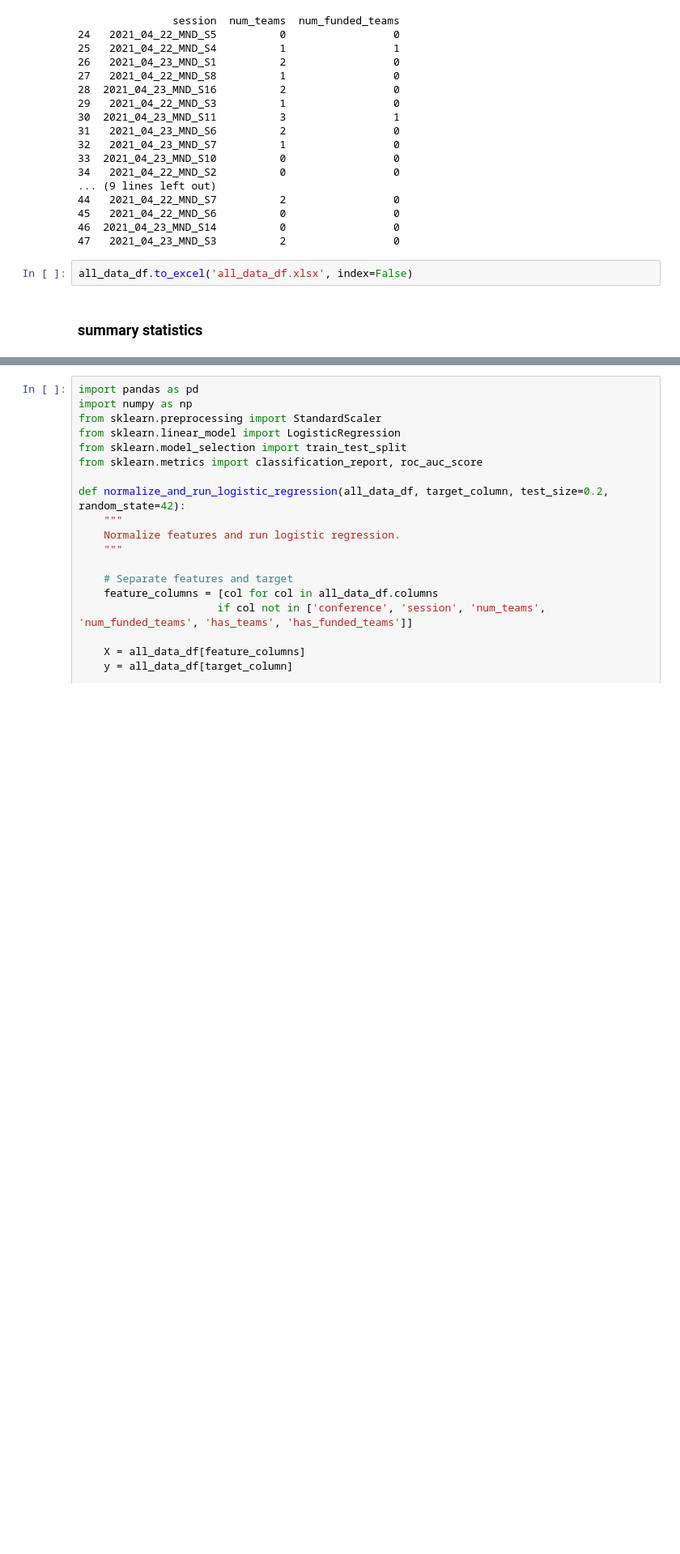
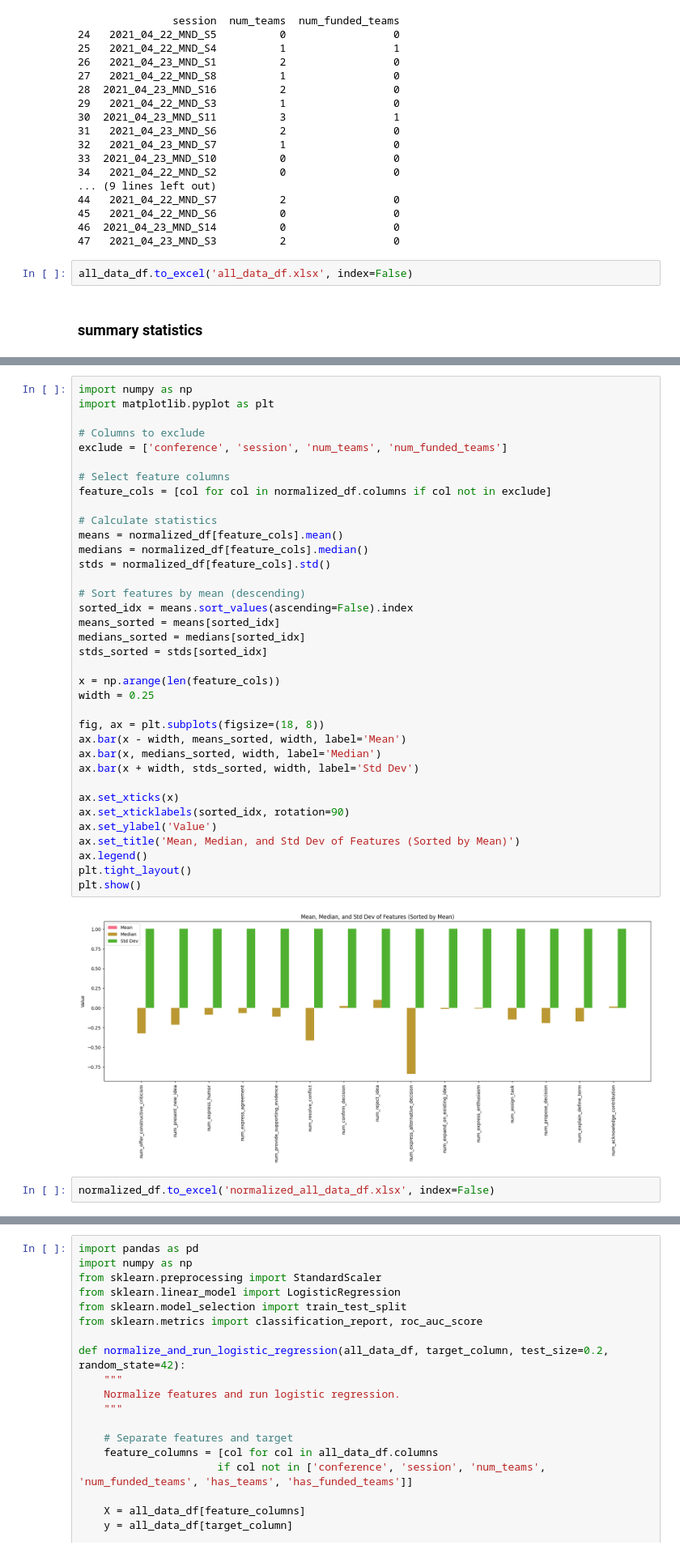
Before and after one commit to eveyhuang/gemini_data_analysis, a Jupyter notebook: merge_analyze_data.ipynb, the cells around one changed output, grey strips where cells are left out. Shown at 81% size. Drawn from its saved outputs; the diff is of its cells as text; blank space fills up the shorter version.

```diff
--- a/merge_analyze_data.ipynb
+++ b/merge_analyze_data.ipynb
@@ -909,0 +624,40 @@ Analysis complete!
+# %%
+import numpy as np
+import matplotlib.pyplot as plt
+
+# Columns to exclude
+exclude = ['conference', 'session', 'num_teams', 'num_funded_teams']
+
+# Select feature columns
+feature_cols = [col for col in normalized_df.columns if col not in exclude]
+
+# Calculate statistics
+means = normalized_df[feature_cols].mean()
+medians = normalized_df[feature_cols].median()
+stds = normalized_df[feature_cols].std()
+
+# Sort features by mean (descending)
+sorted_idx = means.sort_values(ascending=False).index
+means_sorted = means[sorted_idx]
+medians_sorted = medians[sorted_idx]
+stds_sorted = stds[sorted_idx]
+
+x = np.arange(len(feature_cols))
+width = 0.25
+
+fig, ax = plt.subplots(figsize=(18, 8))
+ax.bar(x - width, means_sorted, width, label='Mean')
+ax.bar(x, medians_sorted, width, label='Median')
+ax.bar(x + width, stds_sorted, width, label='Std Dev')
+
+ax.set_xticks(x)
+ax.set_xticklabels(sorted_idx, rotation=90)
+ax.set_ylabel('Value')
+ax.set_title('Mean, Median, and Std Dev of Features (Sorted by Mean)')
+ax.legend()
+plt.tight_layout()
+plt.show()
+# %% [output]
+[figure, added]
+# %%
+normalized_df.to_excel('normalized_all_data_df.xlsx', index=False)
```
Also changed, not shown: parts of 25 cells of this notebook, 5 other files.
